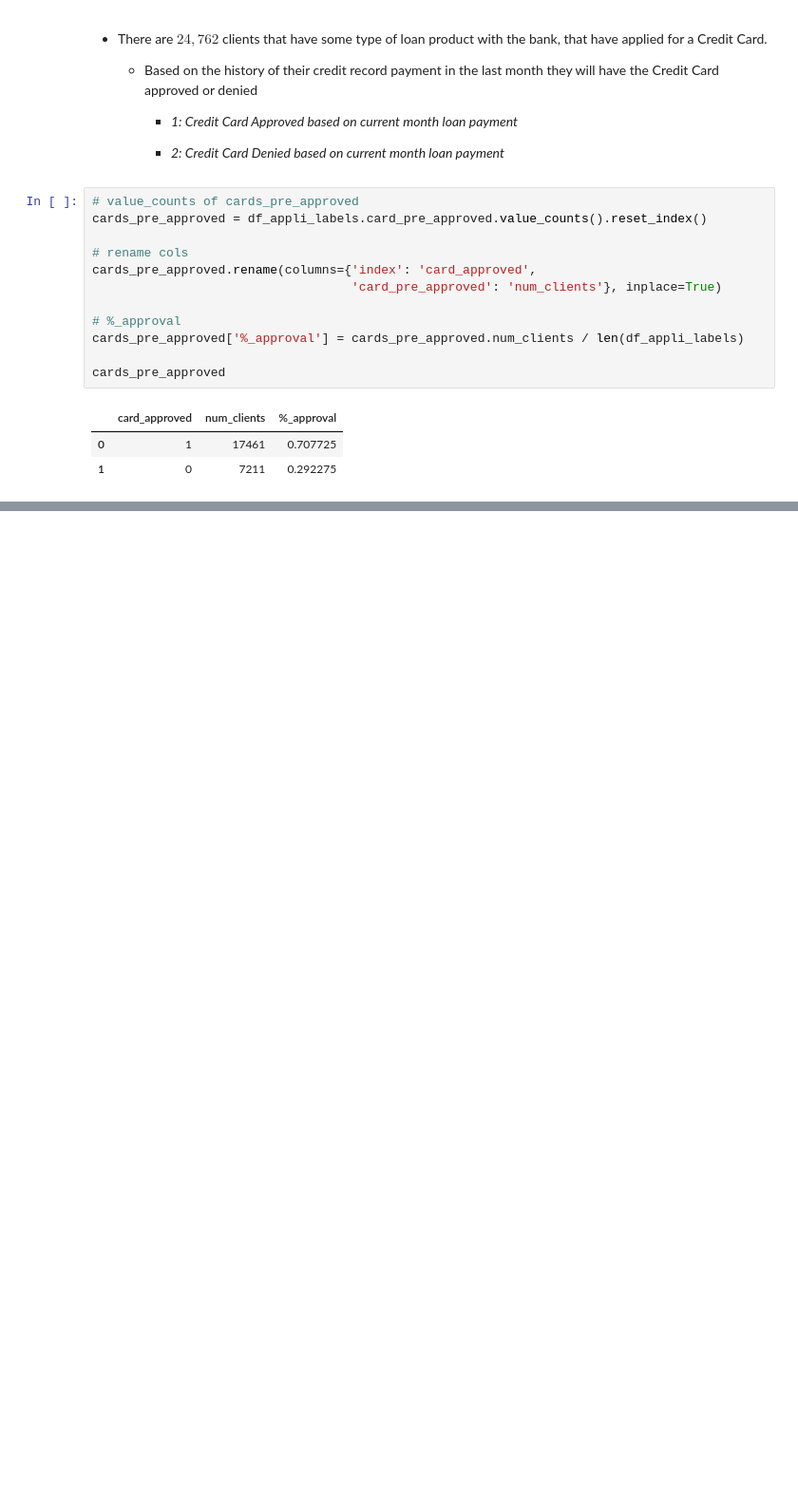
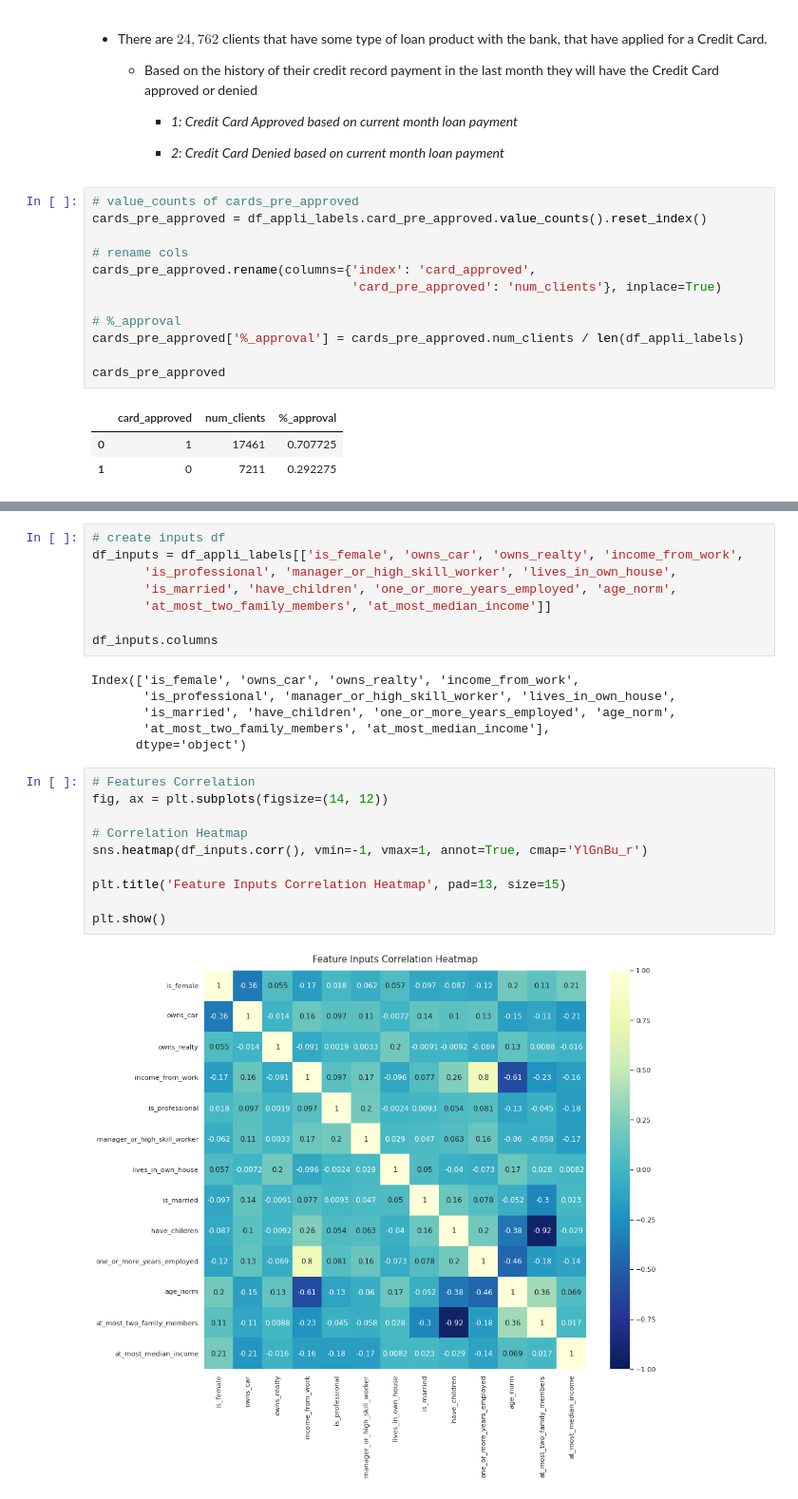
Before and after one commit to princeKike27/Credit-Card-Approval-Prediction, a Jupyter notebook: Credit_Car_Approval_Prediction.ipynb, the cells around one changed output, grey strips where cells are left out. Shown at 95% size. Cells and saved outputs as stored; diff of their text form; blank space fills up the shorter version.

```diff
--- a/Credit_Car_Approval_Prediction.ipynb
+++ b/Credit_Car_Approval_Prediction.ipynb
@@ -1786,0 +1803,26 @@ cards_pre_approved
+# %%
+# create inputs df
+df_inputs = df_appli_labels[['is_female', 'owns_car', 'owns_realty', 'income_from_work',
+       'is_professional', 'manager_or_high_skill_worker', 'lives_in_own_house',
+       'is_married', 'have_children', 'one_or_more_years_employed', 'age_norm',
+       'at_most_two_family_members', 'at_most_median_income']]
+
+df_inputs.columns
+# %% [output]
+Index(['is_female', 'owns_car', 'owns_realty', 'income_from_work',
+       'is_professional', 'manager_or_high_skill_worker', 'lives_in_own_house',
+       'is_married', 'have_children', 'one_or_more_years_employed', 'age_norm',
+       'at_most_two_family_members', 'at_most_median_income'],
+      dtype='object')
+# %%
+# Features Correlation
+fig, ax = plt.subplots(figsize=(14, 12))
+
+# Correlation Heatmap
+sns.heatmap(df_inputs.corr(), vmin=-1, vmax=1, annot=True, cmap='YlGnBu_r')
+
+plt.title('Feature Inputs Correlation Heatmap', pad=13, size=15)
+
+plt.show()
+# %% [output]
+[figure, added]
```
Also changed, not shown: parts of 30 cells of this notebook.
